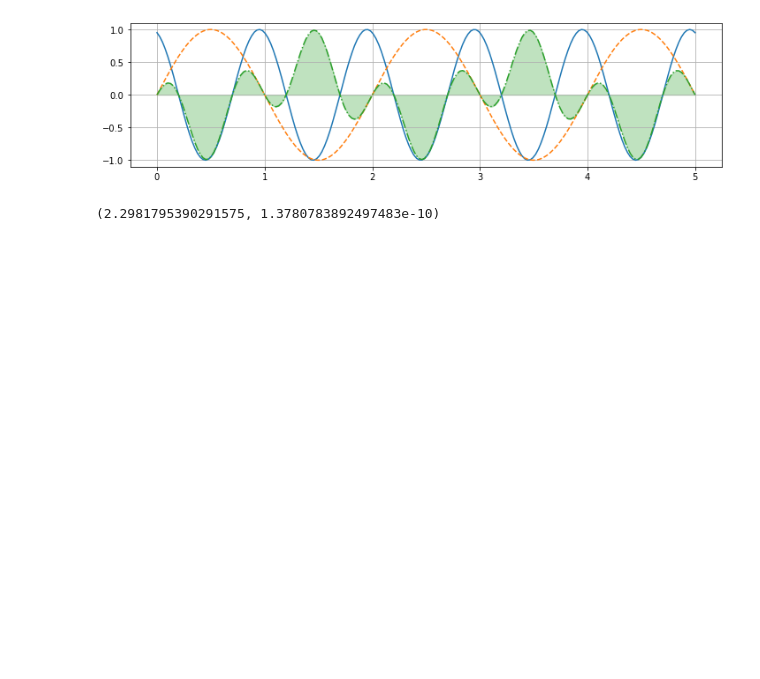
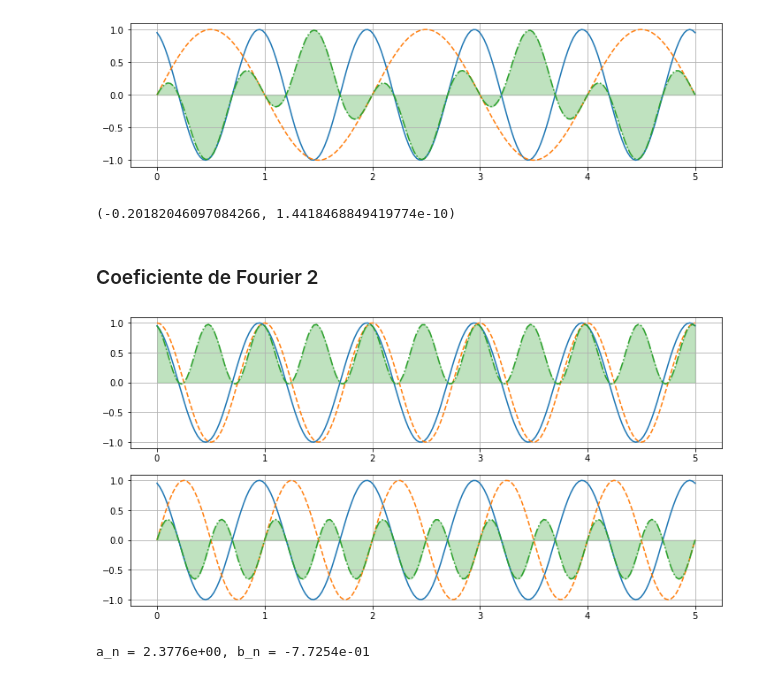
Before and after one commit to gdcs92/math-demos, a Jupyter notebook: fourier_coefficients.ipynb, the cells around one changed output. Saved outputs shown, nothing was run; the diff lists cells and outputs as text; code cells hidden in the pictures; blank space fills up the shorter version.

Commit message:
Adiciona descrição dos coeficientes de Fourier
e nova visualização com componentes seno e cosseno.

```diff
--- a/fourier_coefficients.ipynb
+++ b/fourier_coefficients.ipynb
@@ -5,7 +23,9 @@ import ipywidgets as ws
 # %%
 PI = np.pi
 
-def sin(x, k, phi): return np.sin(2*PI*(k*x + phi))
+def sin(x, k, phi=0): return np.sin(2*PI*(k*x + phi))
+
+def cos(x, k, phi=0): return np.cos(2*PI*(k*x + phi))
 # %% [markdown]
 ### Senoidais interativas
 # %%
@@ -107,4 +127,53 @@ result = integrate.quad(h, a=X[0], b=X[-1])
 
 print(result)
 # %% [output]
-(2.2981795390291575, 1.3780783892497483e-10)
+(-0.20182046097084266, 1.4418468849419774e-10)
+# %% [markdown]
+### Coeficiente de Fourier 2
+# %%
+X = np.linspace(0, 5, 200)
+
+f = lambda x: sin(x, 1, 0.3)
+
+n = 1
+
+show_product = True
+
+fix, axs = plt.subplots(2, 1, figsize=(12, 6))
+
+ax = axs[0]
+g = lambda x: cos(x, n)
+h = lambda x: g(x) * f(x)
+
+a_n, _ = integrate.quad(h, a=X[0], b=X[-1])
+
+ax.plot(X, f(X), '-')
+ax.plot(X, g(X), '--')
+
+if show_product:
+    ax.plot(X, h(X), '-.', color='C02')
+    ax.fill_between(X, 0, h(X), color='C02', alpha=0.3)
+
+ax.grid()
+
+ax = axs[1]
+g = lambda x: sin(x, n)
+h = lambda x: g(x) * f(x)
+
+b_n, _ = integrate.quad(h, a=X[0], b=X[-1])
+
+ax.plot(X, f(X), '-')
+ax.plot(X, g(X), '--')
+
+if show_product:
+    ax.plot(X, h(X), '-.', color='C02')
+    ax.fill_between(X, 0, h(X), color='C02', alpha=0.3)
+
+ax.grid()
+
+plt.show()
+
+print(f"{a_n = :.4e}, {b_n = :.4e}")
+# %% [output]
+[figure, added]
+a_n = 2.3776e+00, b_n = -7.7254e-01
```
Also changed, not shown: parts of 1 cell of this notebook.
